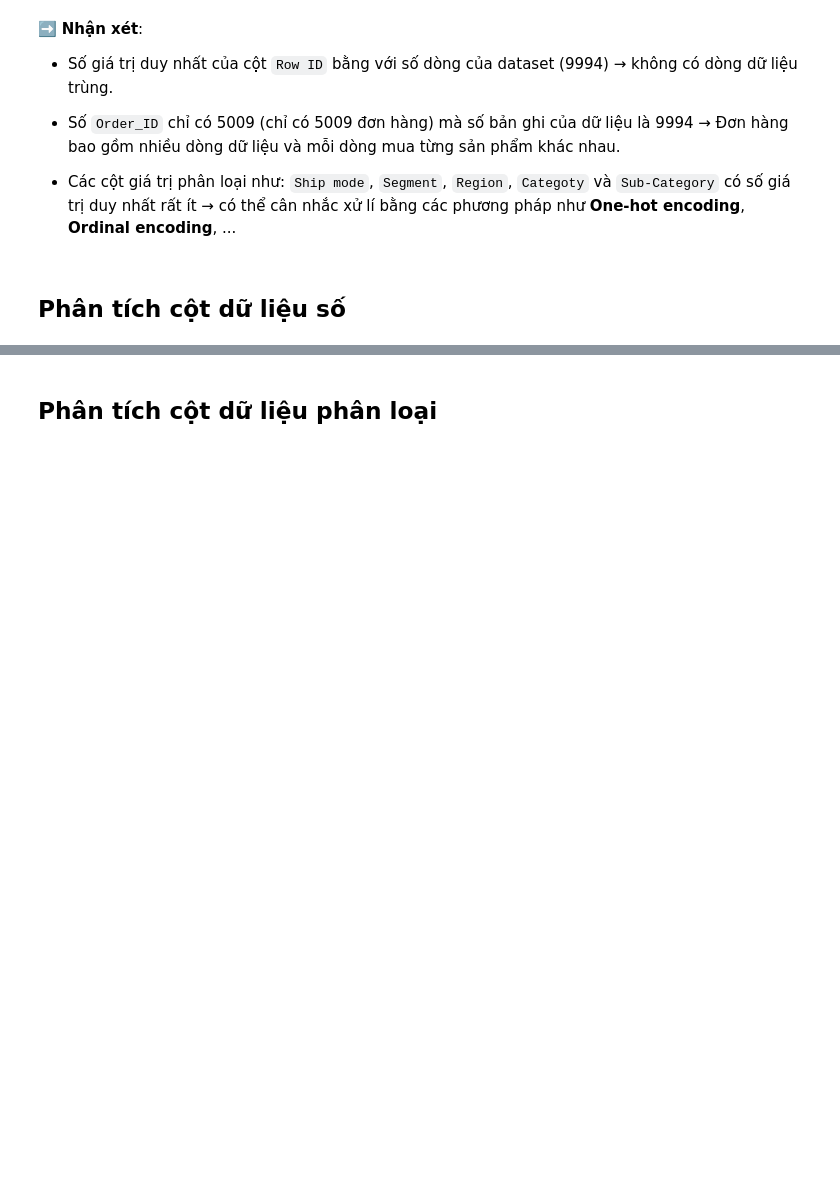
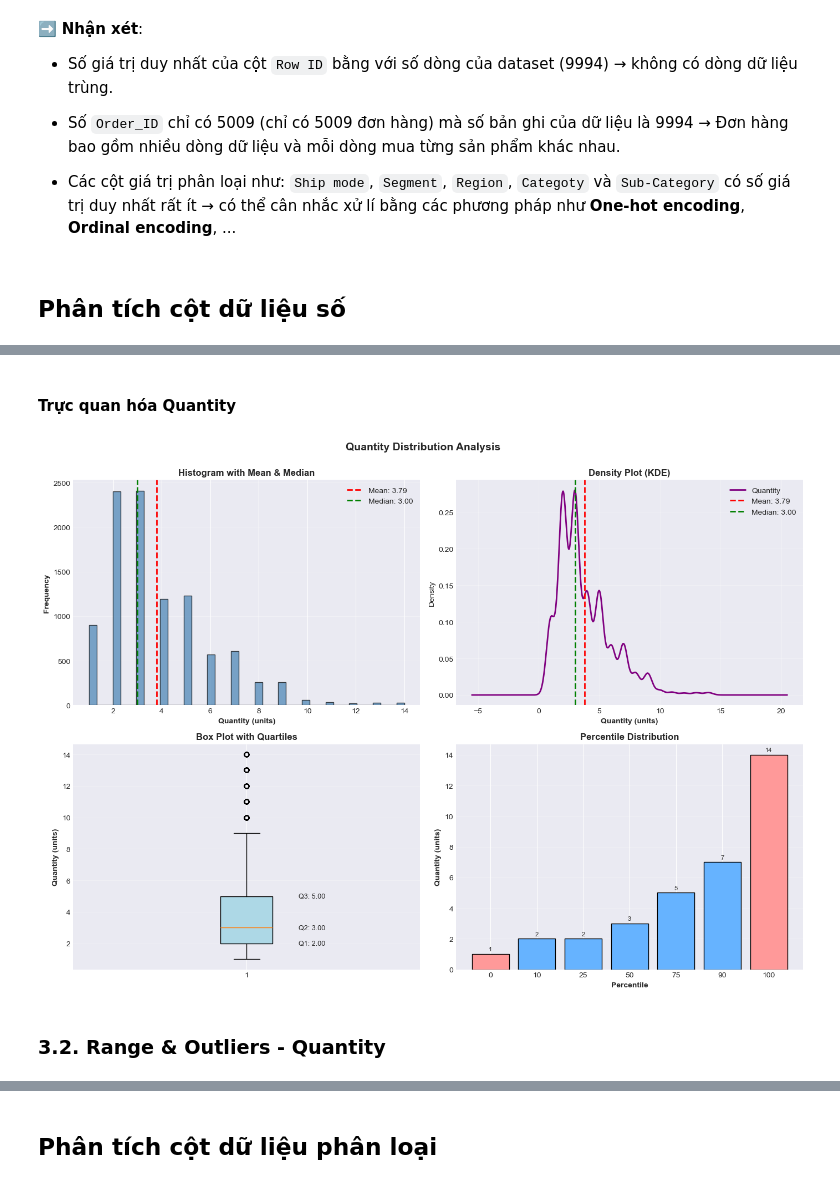
Before and after one commit to TThanhc/Superstore_Sales_Analysis, a Jupyter notebook: Data_CEPA.ipynb, the cells around one changed output, grey strips where cells are left out. Cells and saved outputs as stored; diff of their text form; code cells hidden in the pictures; blank space fills up the shorter version.

```diff
--- a/Data_CEPA.ipynb
+++ b/Data_CEPA.ipynb
@@ -299,0 +974,57 @@ plt.show()
+# %% [markdown]
+#### Trực quan hóa Quantity
+# %%
+fig, axes = plt.subplots(2, 2, figsize=(14, 10))
+fig.suptitle('Quantity Distribution Analysis', fontsize=14, fontweight='bold', y=1.00)
+
+# 1. Histogram with mean/median
+axes[0, 0].hist(data['Quantity'], bins=40, color='steelblue', edgecolor='black', alpha=0.7)
+axes[0, 0].axvline(mean_quantity, color='red', linestyle='--', linewidth=2, label=f'Mean: {mean_quantity:.2f}')
+axes[0, 0].axvline(median_quantity, color='green', linestyle='--', linewidth=2, label=f'Median: {median_quantity:.2f}')
+axes[0, 0].set_xlabel('Quantity (units)', fontweight='bold')
+axes[0, 0].set_ylabel('Frequency', fontweight='bold')
+axes[0, 0].set_title('Histogram with Mean & Median', fontweight='bold')
+axes[0, 0].legend()
+axes[0, 0].grid(axis='y', alpha=0.3)
+
+# 2. Density plot (KDE)
+data['Quantity'].plot(kind='density', ax=axes[0, 1], color='purple', linewidth=2)
+axes[0, 1].axvline(mean_quantity, color='red', linestyle='--', linewidth=2, label=f'Mean: {mean_quantity:.2f}')
+axes[0, 1].axvline(median_quantity, color='green', linestyle='--', linewidth=2, label=f'Median: {median_quantity:.2f}')
+axes[0, 1].set_xlabel('Quantity (units)', fontweight='bold')
+axes[0, 1].set_title('Density Plot (KDE)', fontweight='bold')
+axes[0, 1].legend()
+axes[0, 1].grid(alpha=0.3)
+
+# 3. Box plot
+bp = axes[1, 0].boxplot(data['Quantity'], vert=True, patch_artist=True)
+bp['boxes'][0].set_facecolor('lightblue')
+axes[1, 0].set_ylabel('Quantity (units)', fontweight='bold')
+axes[1, 0].set_title('Box Plot with Quartiles', fontweight='bold')
+axes[1, 0].grid(axis='y', alpha=0.3)
+
+# Add quartile labels
+q1_quantity = data['Quantity'].quantile(0.25)
+q3_quantity = data['Quantity'].quantile(0.75)
+axes[1, 0].text(1.15, q1_quantity, f'Q1: {q1_quantity:.2f}', fontsize=9, va='center')
+axes[1, 0].text(1.15, median_quantity, f'Q2: {median_quantity:.2f}', fontsize=9, va='center')
+axes[1, 0].text(1.15, q3_quantity, f'Q3: {q3_quantity:.2f}', fontsize=9, va='center')
+
+# 4. Percentile bar chart
+percentiles_qty = [0, 10, 25, 50, 75, 90, 100]
+perc_values_qty = [data['Quantity'].quantile(p/100) for p in percentiles_qty]
+colors_qty = ['#ff9999' if i in [0, 100] else '#66b3ff' for i in percentiles_qty]
+axes[1, 1].bar([str(p) for p in percentiles_qty], perc_values_qty, color=colors_qty, edgecolor='black')
+axes[1, 1].set_xlabel('Percentile', fontweight='bold')
+axes[1, 1].set_ylabel('Quantity (units)', fontweight='bold')
+axes[1, 1].set_title('Percentile Distribution', fontweight='bold')
+axes[1, 1].grid(axis='y', alpha=0.3)
+for i, v in enumerate(perc_values_qty):
+    axes[1, 1].text(i, v + 0.2, f'{v:.0f}', ha='center', fontsize=8)
+
+plt.tight_layout()
+plt.show()
+# %% [output]
+[figure, added]
+# %% [markdown]
+### 3.2. Range & Outliers - Quantity
```
Also changed, not shown: parts of 54 cells of this notebook.
